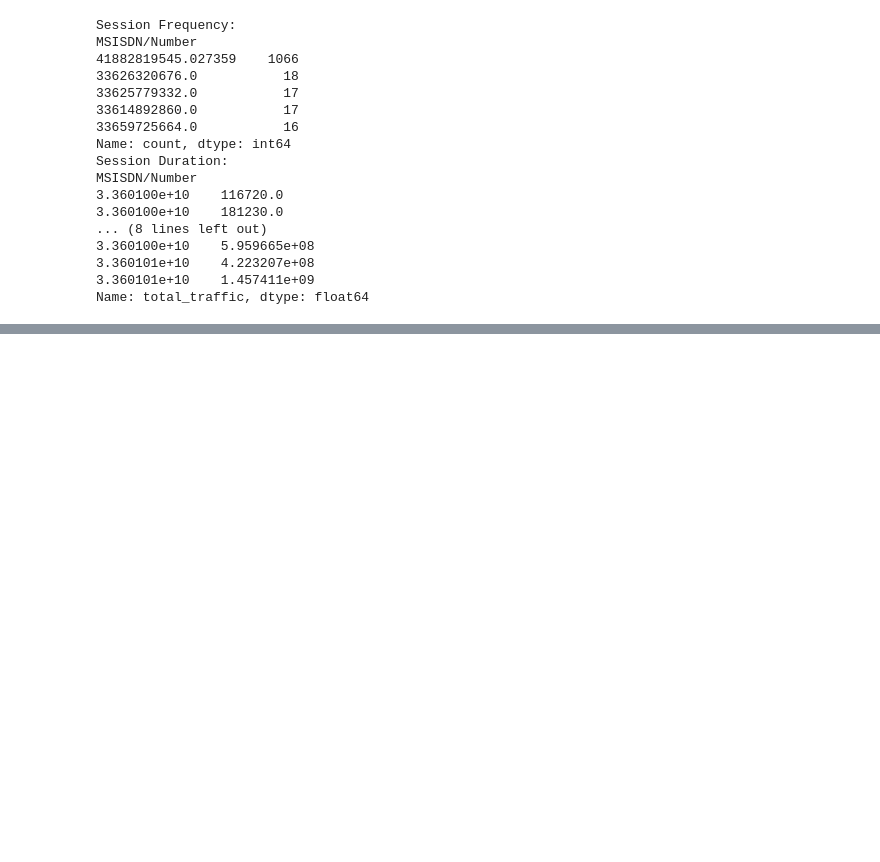
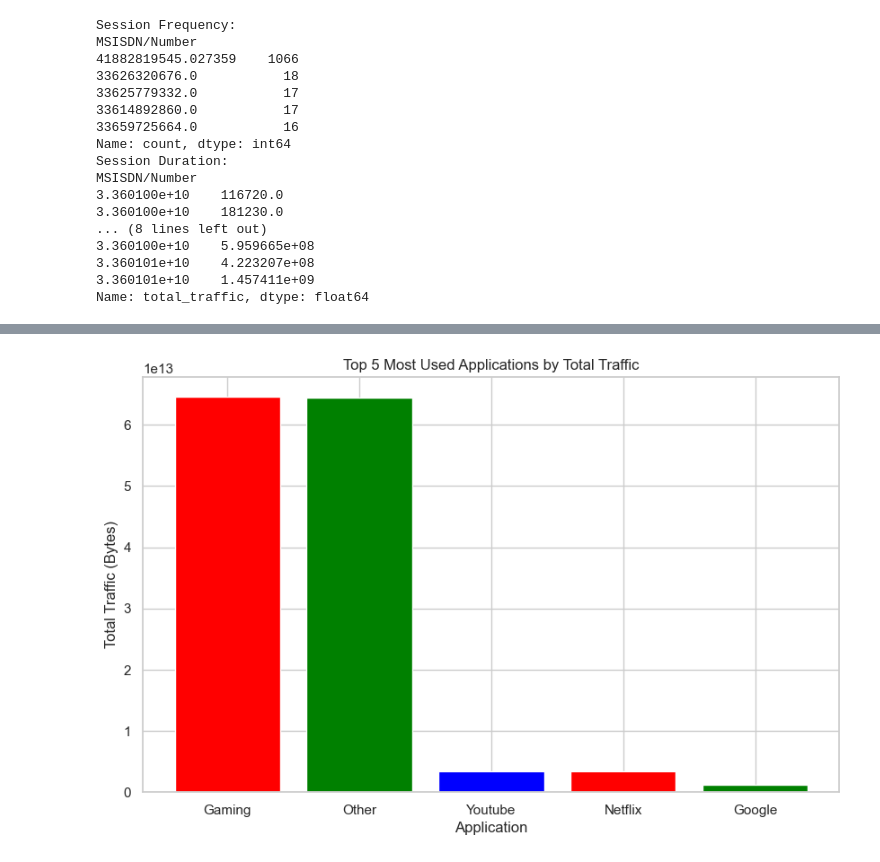
Before and after one commit to Joe-hyper/telco, a Jupyter notebook: notebook/telco_analysis.ipynb, the cells around one changed output, grey strips where cells are left out. Cells and saved outputs as stored; diff of their text form; code cells hidden in the pictures; blank space fills up the shorter version.

```diff
--- a/notebook/telco_analysis.ipynb
+++ b/notebook/telco_analysis.ipynb
@@ -1045,0 +1208,17 @@ plt.show()
+# %%
+# Plotting the top 3 most used applications
+# Summing up the total traffic for each application
+total_traffic = total_traffic_per_app[['Social Media', 'Google', 'Email', 'Youtube', 'Netflix', 'Gaming', 'Other']].sum()
+
+# Sorting to find the top 3
+top_5_apps = total_traffic.sort_values(ascending=False).head(5)
+
+# Plotting
+plt.figure(figsize=(10, 6), facecolor='white')
+plt.bar(top_5_apps.index, top_5_apps.values, color=['red', 'green', 'blue'])
+plt.title('Top 5 Most Used Applications by Total Traffic')
+plt.xlabel('Application')
+plt.ylabel('Total Traffic (Bytes)')
+plt.show()
+# %% [output]
+[figure, added]
```
Also changed, not shown: parts of 38 cells of this notebook, 14 other files.
